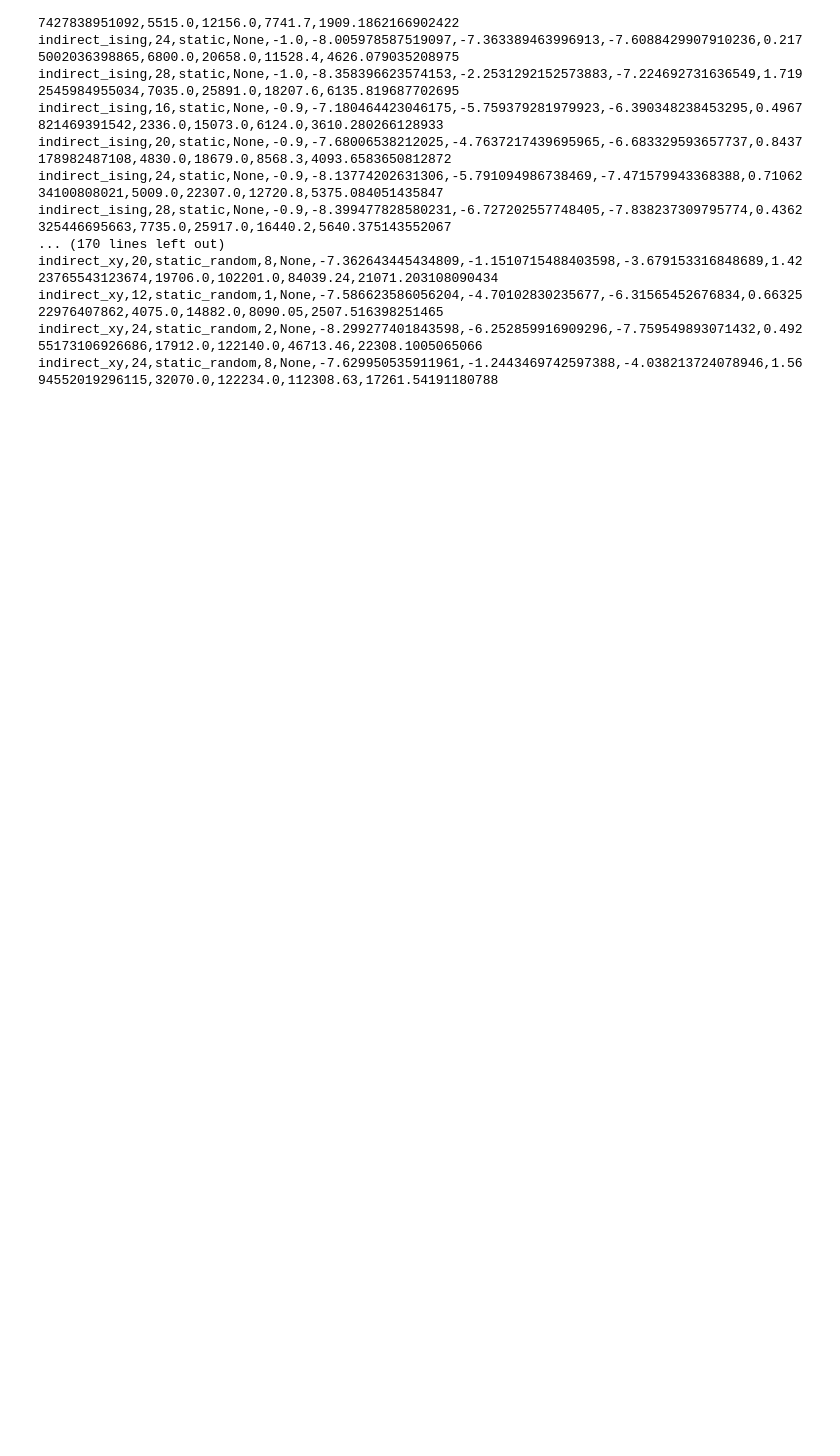
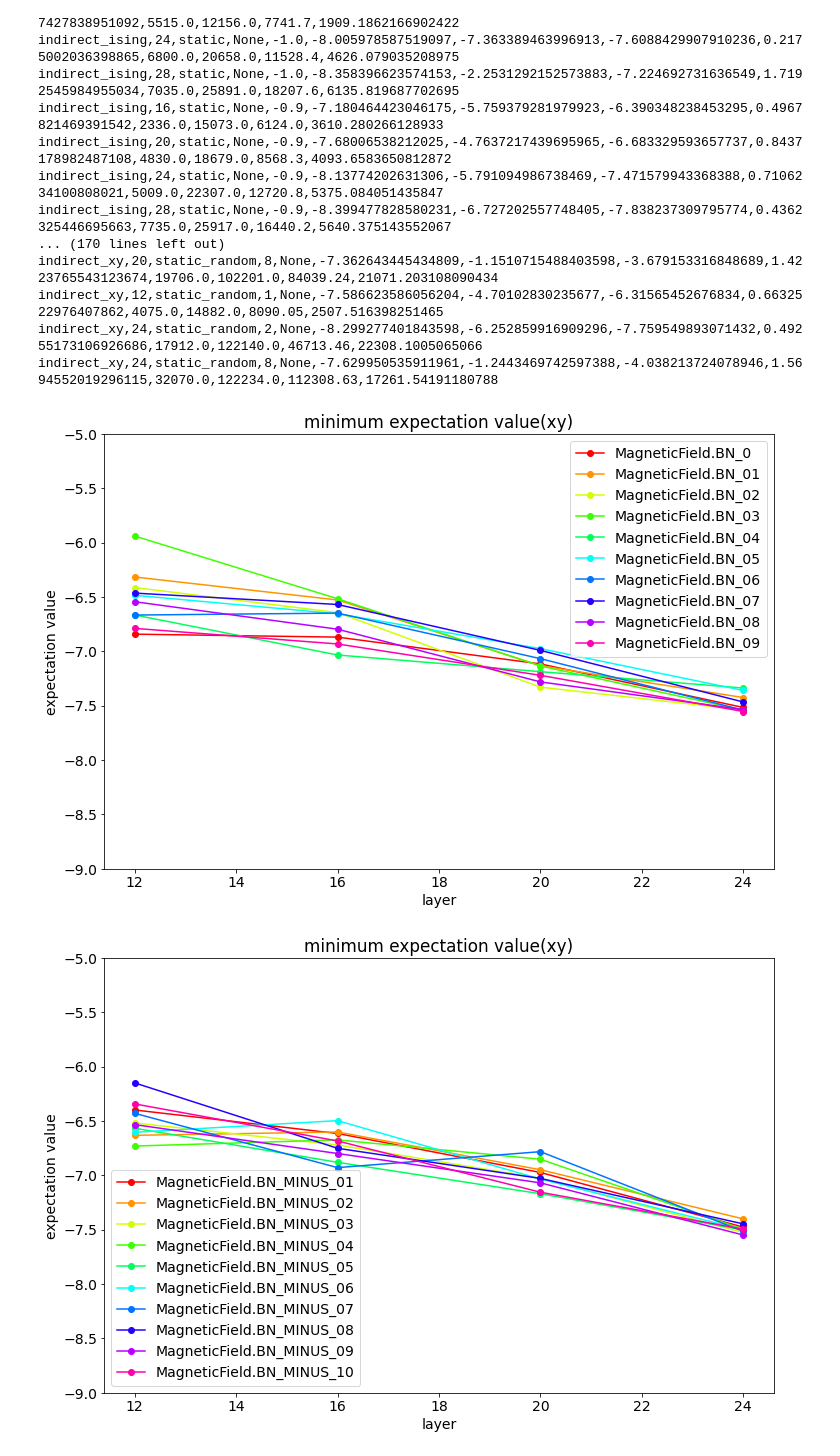
Before and after one commit to tanan/qsimu, a Jupyter notebook: qulacs/vqe_ising/vqe results.ipynb, the cells around one changed output. Cells and saved outputs as stored; diff of their text form; code cells hidden in the pictures; blank space fills up the shorter version.

```diff
--- a/qulacs/vqe_ising/vqe results.ipynb
+++ b/qulacs/vqe_ising/vqe results.ipynb
@@ -304,0 +346,39 @@ indirect_xy,24,static_random,8,None,-7.629950535911961,-1.2443469742597388,-4.03
+# %%
+create_expectation_graph("minimum expectation value(xy)")
+for i, bn in enumerate([
+    MagneticField.BN_0,
+    MagneticField.BN_01,
+    MagneticField.BN_02,
+    MagneticField.BN_03,
+    MagneticField.BN_04,
+    MagneticField.BN_05,
+    MagneticField.BN_06,
+    MagneticField.BN_07,
+    MagneticField.BN_08,
+    MagneticField.BN_09
+]):
+    plt.plot(bn_plot_list['indirect_xy-%s-depth' % (bn.value)], bn_plot_list['indirect_xy-%s-cost-mean' % (bn.value)], marker='o', color=cm.hsv(i/10.0), label=bn)
+
+plt.legend()
+plt.savefig('image/xy_compare_all_plus_bn_energy_mean.png')
+
+create_expectation_graph("minimum expectation value(xy)")
+for i, bn in enumerate([
+    MagneticField.BN_MINUS_01,
+    MagneticField.BN_MINUS_02,
+    MagneticField.BN_MINUS_03,
+    MagneticField.BN_MINUS_04,
+    MagneticField.BN_MINUS_05,
+    MagneticField.BN_MINUS_06,
+    MagneticField.BN_MINUS_07,
+    MagneticField.BN_MINUS_08,
+    MagneticField.BN_MINUS_09,
+    MagneticField.BN_MINUS_10
+]):
+    plt.plot(bn_plot_list['indirect_xy-%s-depth' % (bn.value)], bn_plot_list['indirect_xy-%s-cost-mean' % (bn.value)], marker='o', color=cm.hsv(i/10.0), label=bn)
+
+plt.legend()
+plt.savefig('image/xy_compare_all_minus_bn_energy_mean.png')
+# %% [output]
+[figure, added]
+[figure, added]
```
Also changed, not shown: parts of 3 cells of this notebook, 6 other files.
